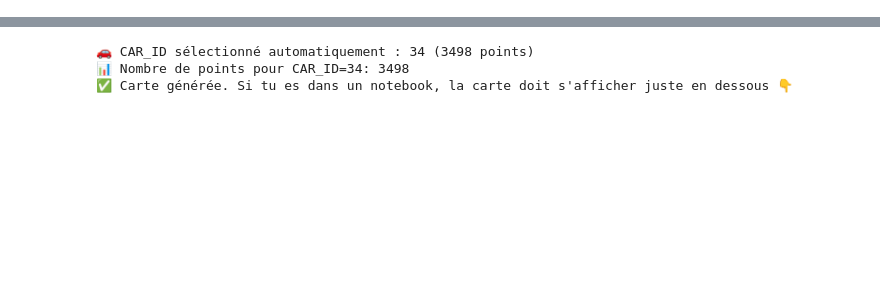
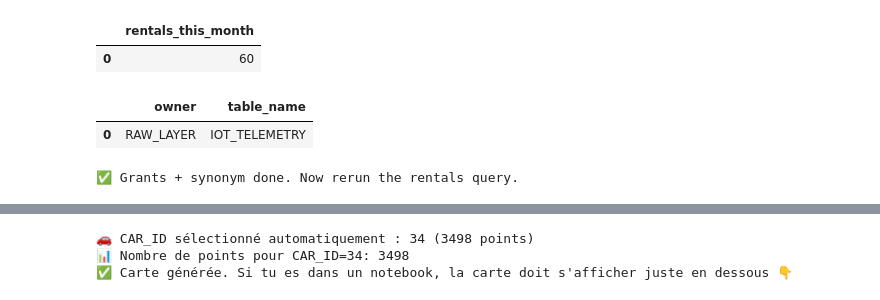
Before and after one commit to Bjibjihamza/car-rental-bi-platform, a Jupyter notebook: src/Notebooks/check.ipynb, the cells around one changed output, grey strips where cells are left out. Cells and saved outputs as stored; diff of their text form; code cells hidden in the pictures; blank space fills up the shorter version.

```diff
--- a/src/Notebooks/check.ipynb
+++ b/src/Notebooks/check.ipynb
@@ -144,0 +78,58 @@ max      270.814594   3928.785334
+# %%
+from sqlalchemy import text
+import pandas as pd
+
+sql_count = text("""
+SELECT COUNT(*) AS rentals_this_month
+FROM (
+  SELECT DISTINCT car_id, rental_id
+  FROM iot_telemetry
+  WHERE event_ts >= TRUNC(SYSTIMESTAMP, 'MM')
+    AND event_ts <  ADD_MONTHS(TRUNC(SYSTIMESTAMP, 'MM'), 1)
+)
+""")
+
+with engine.connect() as conn:
+    rentals_this_month = pd.read_sql(sql_count, conn)
+
+rentals_this_month
+# %% [output]
+|  | rentals_this_month |
+| 0 | 60 |
+# %%
+from sqlalchemy import text
+import pandas as pd
+
+sql_can_see = text("""
+SELECT owner, table_name
+FROM all_tables
+WHERE table_name = 'IOT_TELEMETRY'
+ORDER BY owner
+""")
+
+with engine.connect() as conn:
+    can_see = pd.read_sql(sql_can_see, conn)
+
+can_see
+# %% [output]
+|  | owner | table_name |
+| 0 | RAW_LAYER | IOT_TELEMETRY |
+# %%
+from sqlalchemy import create_engine, text
+
+sys_engine = create_engine(
+    "oracle+oracledb://",
+    connect_args={"user": "system", "password": "Admin#123", "dsn": "localhost:1521/XEPDB1"},
+    pool_pre_ping=True,
+)
+
+with sys_engine.begin() as conn:
+    conn.execute(text("ALTER SESSION SET CONTAINER = XEPDB1"))
+    conn.execute(text("GRANT SELECT ON RAW_LAYER.IOT_TELEMETRY TO CARRENTAL"))
+    conn.execute(text("GRANT SELECT ON RAW_LAYER.CARS TO CARRENTAL"))
+    conn.execute(text("GRANT SELECT ON RAW_LAYER.CAR_CATEGORIES TO CARRENTAL"))
+    conn.execute(text("CREATE OR REPLACE SYNONYM CARRENTAL.IOT_TELEMETRY FOR RAW_LAYER.IOT_TELEMETRY"))
+
+print("✅ Grants + synonym done. Now rerun the rentals query.")
+# %% [output]
+✅ Grants + synonym done. Now rerun the rentals query.
```
Also changed, not shown: parts of 8 cells of this notebook, 11 other files.
